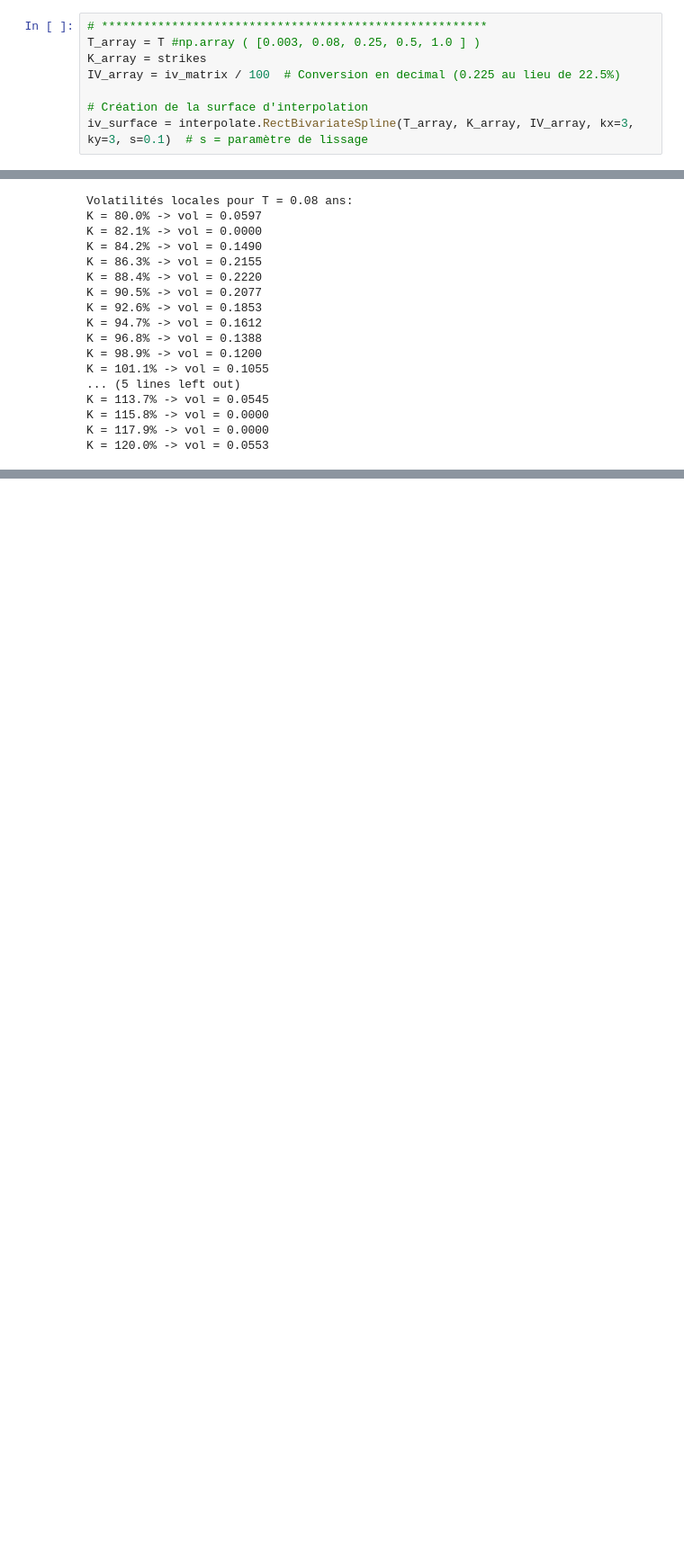
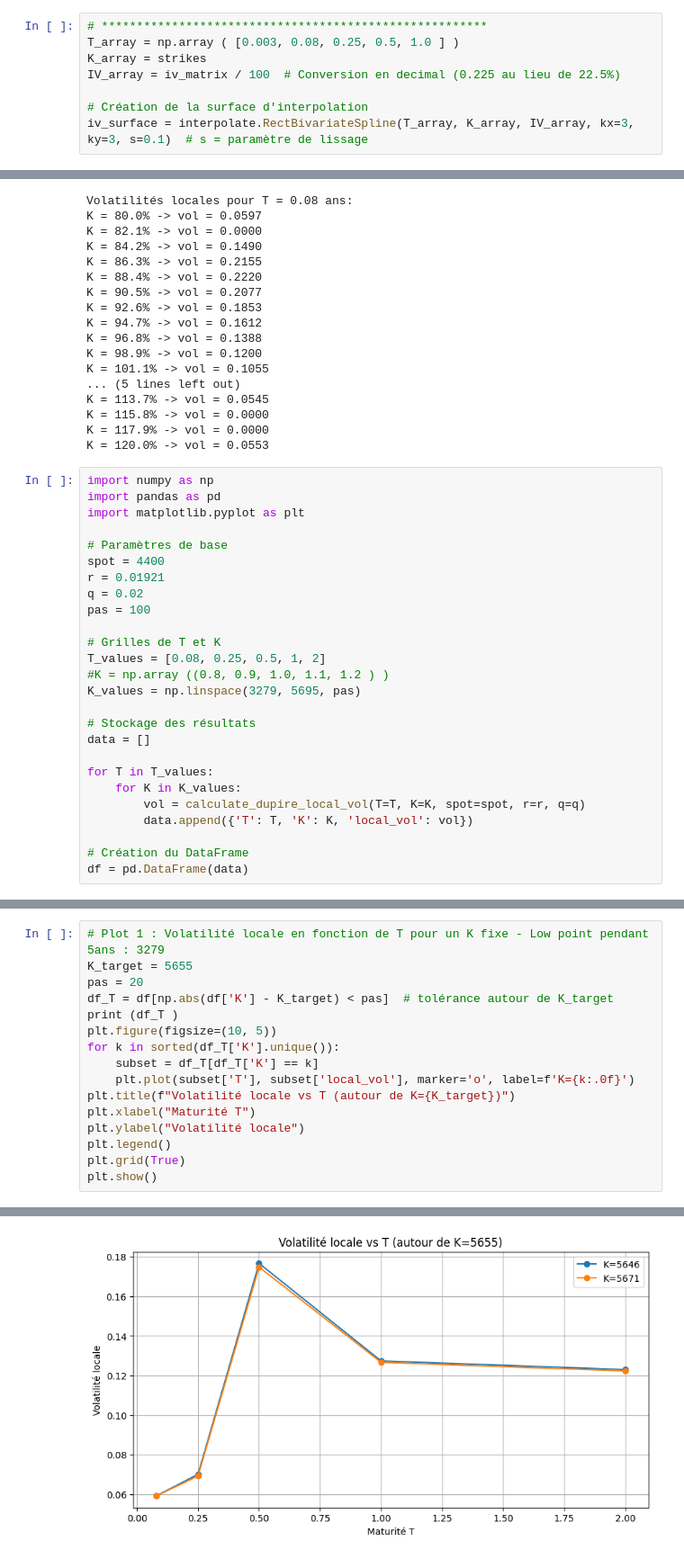
Before and after one commit to Eylz-Liu/Mod-le-vol-locale, a Jupyter notebook: Etude_local_vol_Dupire Daily.ipynb, the cells around one changed output, grey strips where cells are left out. Shown at 90% size. Drawn from its saved outputs; the diff is of its cells as text; blank space fills up the shorter version.

```diff
--- a/Etude_local_vol_Dupire Daily.ipynb
+++ b/Etude_local_vol_Dupire Daily.ipynb
@@ -146,7 +146,7 @@ plt.show()
 2. Interpolation de la surface de volatilité implicite Bloomberg SXE5
 # %%
 # *******************************************************
-T_array = T #np.array ( [0.003, 0.08, 0.25, 0.5, 1.0 ] )
+T_array = np.array ( [0.003, 0.08, 0.25, 0.5, 1.0 ] )
 K_array = strikes
 IV_array = iv_matrix / 100  # Conversion en decimal (0.225 au lieu de 22.5%)
 
@@ -506,3 +504,29 @@ K = 113.7% -> vol = 0.0545
 K = 115.8% -> vol = 0.0000
 K = 117.9% -> vol = 0.0000
 K = 120.0% -> vol = 0.0553
+# %%
+import numpy as np
+import pandas as pd
+import matplotlib.pyplot as plt
+
+# Paramètres de base
+spot = 4400
+r = 0.01921
+q = 0.02
+pas = 100
+
+# Grilles de T et K
+T_values = [0.08, 0.25, 0.5, 1, 2]
+#K = np.array ((0.8, 0.9, 1.0, 1.1, 1.2 ) )
+K_values = np.linspace(3279, 5695, pas)
+
+# Stockage des résultats
+data = []
+
+for T in T_values:
+    for K in K_values:
+        vol = calculate_dupire_local_vol(T=T, K=K, spot=spot, r=r, q=q)
+        data.append({'T': T, 'K': K, 'local_vol': vol})
+
+# Création du DataFrame
+df = pd.DataFrame(data)
@@ -508,0 +551,17 @@ K = 120.0% -> vol = 0.0553
+# %%
+# Plot 1 : Volatilité locale en fonction de T pour un K fixe - Low point pendant 5ans : 3279
+K_target = 5655
+pas = 20
+df_T = df[np.abs(df['K'] - K_target) < pas]  # tolérance autour de K_target
+print (df_T )
+plt.figure(figsize=(10, 5))
+for k in sorted(df_T['K'].unique()):
+    subset = df_T[df_T['K'] == k]
+    plt.plot(subset['T'], subset['local_vol'], marker='o', label=f'K={k:.0f}')
+plt.title(f"Volatilité locale vs T (autour de K={K_target})")
+plt.xlabel("Maturité T")
+plt.ylabel("Volatilité locale")
+plt.legend()
+plt.grid(True)
+plt.show()
+# %% [output]
@@ -508,0 +579 @@ K = 120.0% -> vol = 0.0553
+[figure, added]
```
Also changed, not shown: parts of 5 cells of this notebook.
